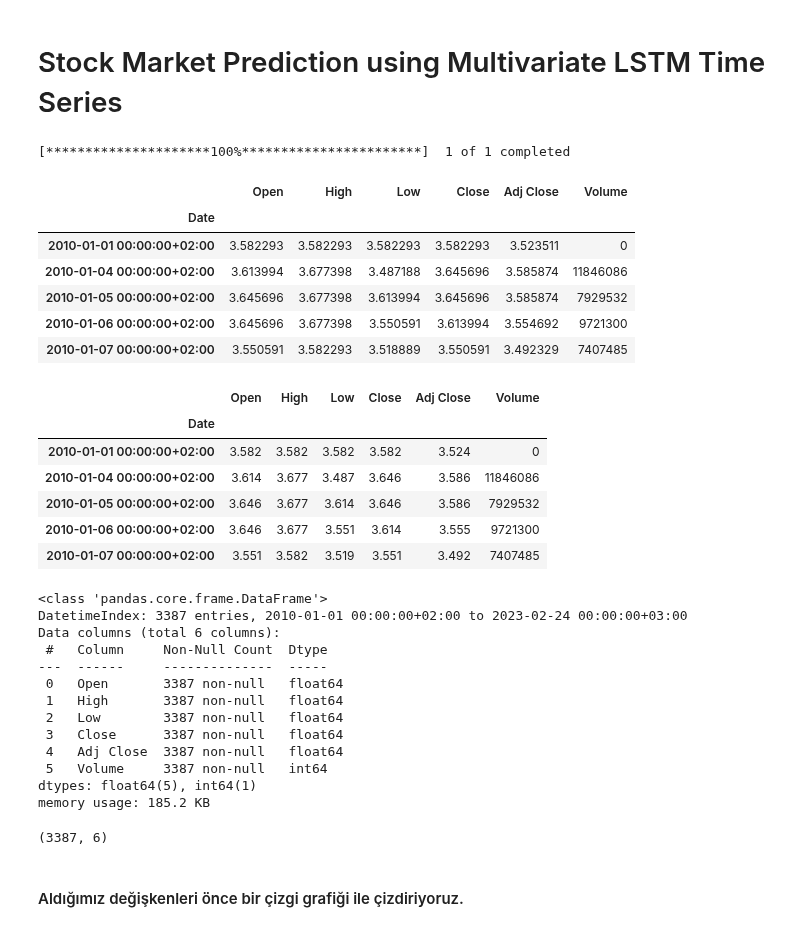
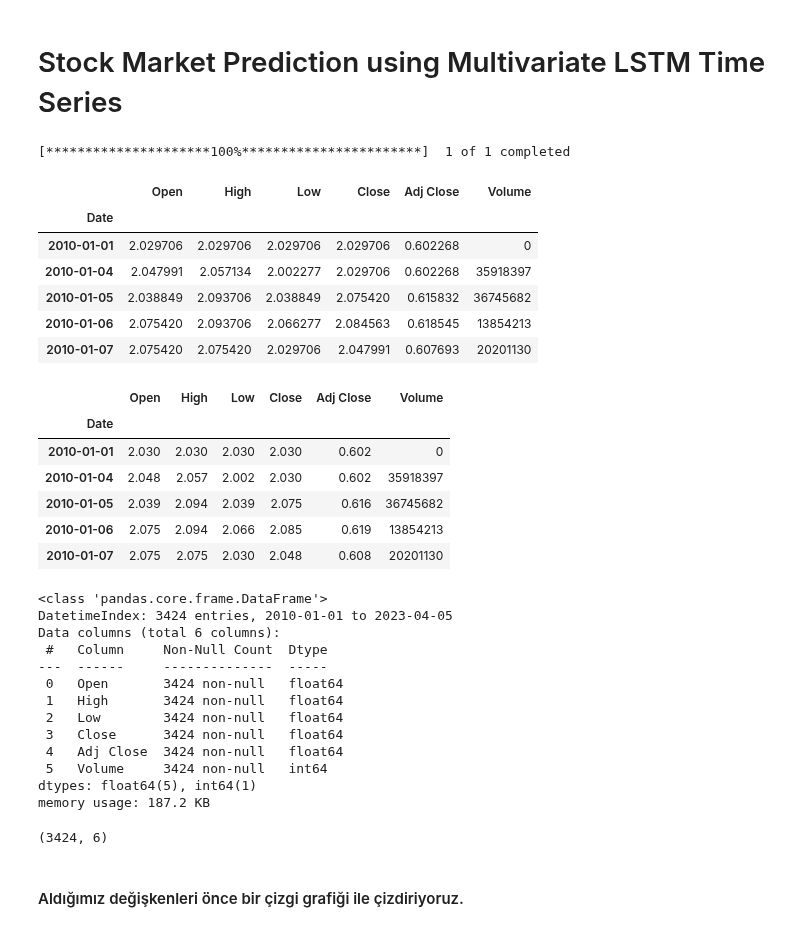
Before and after one commit to mustafaktaas/Python_StockPricePrediction_MachineLearning, a Jupyter notebook: StockPricePrediction_LSTM.ipynb, the cells around one changed output. Drawn from its saved outputs; the diff is of its cells as text; code cells hidden in the pictures.

```diff
--- a/StockPricePrediction_LSTM.ipynb
+++ b/StockPricePrediction_LSTM.ipynb
@@ -3,38 +5,38 @@
 # %%
 import math
 import numpy as np
 import pandas as pd
 from datetime import date, timedelta, datetime
 from pandas.plotting import register_matplotlib_converters
 import matplotlib.pyplot as plt
 import matplotlib.dates as mdates
 import tensorflow as tf
 from sklearn.metrics import mean_absolute_error, mean_squared_error, r2_score
 from tensorflow.keras import Sequential
 from tensorflow.keras.layers import LSTM, Dense, Dropout, BatchNormalization
 from tensorflow.keras.callbacks import EarlyStopping,ModelCheckpoint
 from sklearn.preprocessing import RobustScaler, MinMaxScaler
 import seaborn as sns
 
 end_date =  date.today().strftime("%Y-%m-%d")
 start_date = '2010-01-01'
 
-stockname = 'Turkish Airlines'
-symbol = 'THYAO.IS'
+stockname = 'Eregli'
+symbol = 'EREGL.IS'
 
 import yfinance as yf
 df = yf.download(symbol, start=start_date, end=end_date)
 
 df.head()
 # %% [output]
 [*********************100%***********************]  1 of 1 completed
 |  | Open | High | Low | Close | Adj Close | Volume |
 | Date |  |  |  |  |  |  |
-| 2010-01-01 00:00:00+02:00 | 3.582293 | 3.582293 | 3.582293 | 3.582293 | 3.523511 | 0 |
-| 2010-01-04 00:00:00+02:00 | 3.613994 | 3.677398 | 3.487188 | 3.645696 | 3.585874 | 11846086 |
-| 2010-01-05 00:00:00+02:00 | 3.645696 | 3.677398 | 3.613994 | 3.645696 | 3.585874 | 7929532 |
-| 2010-01-06 00:00:00+02:00 | 3.645696 | 3.677398 | 3.550591 | 3.613994 | 3.554692 | 9721300 |
-| 2010-01-07 00:00:00+02:00 | 3.550591 | 3.582293 | 3.518889 | 3.550591 | 3.492329 | 7407485 |
+| 2010-01-01 | 2.029706 | 2.029706 | 2.029706 | 2.029706 | 0.602268 | 0 |
+| 2010-01-04 | 2.047991 | 2.057134 | 2.002277 | 2.029706 | 0.602268 | 35918397 |
+| 2010-01-05 | 2.038849 | 2.093706 | 2.038849 | 2.075420 | 0.615832 | 36745682 |
+| 2010-01-06 | 2.075420 | 2.093706 | 2.066277 | 2.084563 | 0.618545 | 13854213 |
+| 2010-01-07 | 2.075420 | 2.075420 | 2.029706 | 2.047991 | 0.607693 | 20201130 |
 # %%
 pd.options.display.float_format = '{:.3f}'.format
 # %%
@@ -42,31 +44,31 @@ df.head()
 # %% [output]
 |  | Open | High | Low | Close | Adj Close | Volume |
 | Date |  |  |  |  |  |  |
-| 2010-01-01 00:00:00+02:00 | 3.582 | 3.582 | 3.582 | 3.582 | 3.524 | 0 |
-| 2010-01-04 00:00:00+02:00 | 3.614 | 3.677 | 3.487 | 3.646 | 3.586 | 11846086 |
-| 2010-01-05 00:00:00+02:00 | 3.646 | 3.677 | 3.614 | 3.646 | 3.586 | 7929532 |
-| 2010-01-06 00:00:00+02:00 | 3.646 | 3.677 | 3.551 | 3.614 | 3.555 | 9721300 |
-| 2010-01-07 00:00:00+02:00 | 3.551 | 3.582 | 3.519 | 3.551 | 3.492 | 7407485 |
+| 2010-01-01 | 2.030 | 2.030 | 2.030 | 2.030 | 0.602 | 0 |
+| 2010-01-04 | 2.048 | 2.057 | 2.002 | 2.030 | 0.602 | 35918397 |
+| 2010-01-05 | 2.039 | 2.094 | 2.039 | 2.075 | 0.616 | 36745682 |
+| 2010-01-06 | 2.075 | 2.094 | 2.066 | 2.085 | 0.619 | 13854213 |
+| 2010-01-07 | 2.075 | 2.075 | 2.030 | 2.048 | 0.608 | 20201130 |
 # %%
 df.info()
 # %% [output]
 <class 'pandas.core.frame.DataFrame'>
-DatetimeIndex: 3387 entries, 2010-01-01 00:00:00+02:00 to 2023-02-24 00:00:00+03:00
+DatetimeIndex: 3424 entries, 2010-01-01 to 2023-04-05
 Data columns (total 6 columns):
  #   Column     Non-Null Count  Dtype
 ---  ------     --------------  -----
- 0   Open       3387 non-null   float64
- 1   High       3387 non-null   float64
- 2   Low        3387 non-null   float64
- 3   Close      3387 non-null   float64
- 4   Adj Close  3387 non-null   float64
- 5   Volume     3387 non-null   int64
+ 0   Open       3424 non-null   float64
+ 1   High       3424 non-null   float64
+ 2   Low        3424 non-null   float64
+ 3   Close      3424 non-null   float64
+ 4   Adj Close  3424 non-null   float64
+ 5   Volume     3424 non-null   int64
 dtypes: float64(5), int64(1)
-memory usage: 185.2 KB
+memory usage: 187.2 KB
 # %%
 df.shape
 # %% [output]
-(3387, 6)
+(3424, 6)
 # %% [markdown]
  #### Aldığımız değişkenleri önce bir çizgi grafiği ile çizdiriyoruz.
 # %%
```
Also changed, not shown: parts of 16 cells of this notebook.
